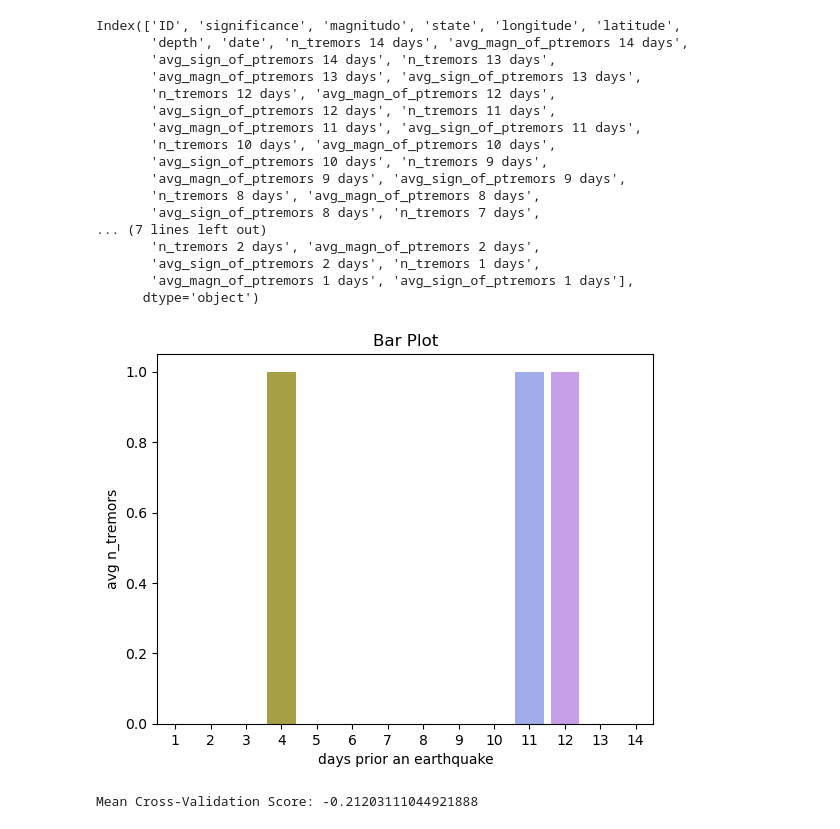
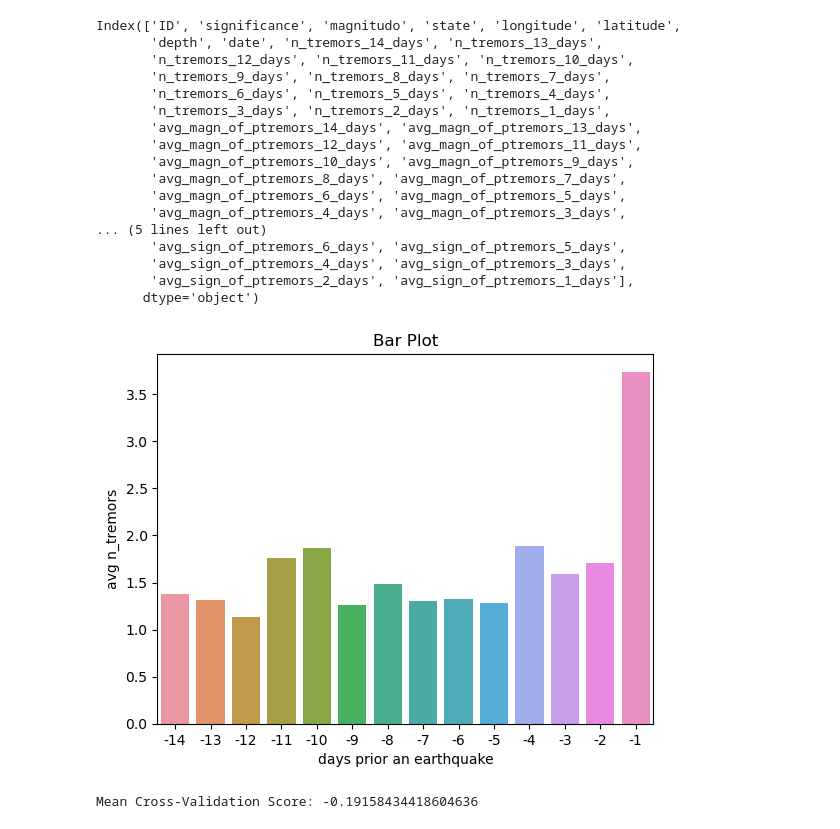
Before and after one commit to DiegoMZD/Earthquakes, a Jupyter notebook: jupyter_notebooks/Premonitory.ipynb, the cells around one changed output. Drawn from its saved outputs; the diff is of its cells as text; code cells hidden in the pictures.

Commit message:
add interesting barplot and folder images

```diff
--- a/jupyter_notebooks/Premonitory.ipynb
+++ b/jupyter_notebooks/Premonitory.ipynb
@@ -16,53 +16,54 @@ premonitory.head()
 # %%
 premonitory_full = premonitory.copy()
 premonitory_full.rename(columns={'Unnamed: 0': 'ID'}, inplace=True)
+premonitory_full.fillna(0, inplace = True)
 premonitory_full.columns
 # %% [output]
 Index(['ID', 'significance', 'magnitudo', 'state', 'longitude', 'latitude',
-       'depth', 'date', 'n_tremors 14 days', 'avg_magn_of_ptremors 14 days',
-       'avg_sign_of_ptremors 14 days', 'n_tremors 13 days',
-       'avg_magn_of_ptremors 13 days', 'avg_sign_of_ptremors 13 days',
-       'n_tremors 12 days', 'avg_magn_of_ptremors 12 days',
-       'avg_sign_of_ptremors 12 days', 'n_tremors 11 days',
-       'avg_magn_of_ptremors 11 days', 'avg_sign_of_ptremors 11 days',
-       'n_tremors 10 days', 'avg_magn_of_ptremors 10 days',
-       'avg_sign_of_ptremors 10 days', 'n_tremors 9 days',
-       'avg_magn_of_ptremors 9 days', 'avg_sign_of_ptremors 9 days',
-       'n_tremors 8 days', 'avg_magn_of_ptremors 8 days',
-       'avg_sign_of_ptremors 8 days', 'n_tremors 7 days',
-... (7 lines left out)
-       'n_tremors 2 days', 'avg_magn_of_ptremors 2 days',
-       'avg_sign_of_ptremors 2 days', 'n_tremors 1 days',
-       'avg_magn_of_ptremors 1 days', 'avg_sign_of_ptremors 1 days'],
+       'depth', 'date', 'n_tremors_14_days', 'n_tremors_13_days',
+       'n_tremors_12_days', 'n_tremors_11_days', 'n_tremors_10_days',
+       'n_tremors_9_days', 'n_tremors_8_days', 'n_tremors_7_days',
+       'n_tremors_6_days', 'n_tremors_5_days', 'n_tremors_4_days',
+       'n_tremors_3_days', 'n_tremors_2_days', 'n_tremors_1_days',
+       'avg_magn_of_ptremors_14_days', 'avg_magn_of_ptremors_13_days',
+       'avg_magn_of_ptremors_12_days', 'avg_magn_of_ptremors_11_days',
+       'avg_magn_of_ptremors_10_days', 'avg_magn_of_ptremors_9_days',
+       'avg_magn_of_ptremors_8_days', 'avg_magn_of_ptremors_7_days',
+       'avg_magn_of_ptremors_6_days', 'avg_magn_of_ptremors_5_days',
+       'avg_magn_of_ptremors_4_days', 'avg_magn_of_ptremors_3_days',
+... (5 lines left out)
+       'avg_sign_of_ptremors_6_days', 'avg_sign_of_ptremors_5_days',
+       'avg_sign_of_ptremors_4_days', 'avg_sign_of_ptremors_3_days',
+       'avg_sign_of_ptremors_2_days', 'avg_sign_of_ptremors_1_days'],
       dtype='object')
 # %%
 import matplotlib.pyplot as plt
 import seaborn as sns
 %matplotlib inline
 
-categ = np.array([n for n in range(1,15)])
-values = [np.mean(premonitory_full["n_tremors {} days".format(i)]) for i in range(1,15)]
+categ = np.array([n for n in range(-14,0)])
+values = [np.mean(premonitory_full["n_tremors_{}_days".format(i)]) for i in range(14,0,-1)]
 sns.barplot(x=categ, y=values)
 plt.xlabel('days prior an earthquake')
 plt.ylabel('avg n_tremors')
 plt.title('Bar Plot')
 plt.show()
 # %% [output]
-[figure, old version]
+[figure, new version]
 # %%
 from sklearn.ensemble import RandomForestRegressor
 from sklearn.model_selection import cross_val_score
 
 y = premonitory_full.magnitudo
-X = data_bloxplots
-
+X = premonitory_full.drop(columns = ['ID', 'significance', 'magnitudo', 'state','date'])
+X.fillna(0, inplace = True)
 rf_regressor = RandomForestRegressor()
 
 cv_scores = cross_val_score(rf_regressor, X, y, cv=5, scoring='neg_mean_squared_error')
 mean_cv_score = np.mean(cv_scores)
 print("Mean Cross-Validation Score:", mean_cv_score)
 # %% [output]
-Mean Cross-Validation Score: -0.21203111044921888
+Mean Cross-Validation Score: -0.19158434418604636
 # %%
 from sklearn.cluster import KMeans
 X_1 = premonitory_full.loc[:,["latitude","longitude"]]
```
Also changed, not shown: parts of 2 cells of this notebook, 1 other file.
